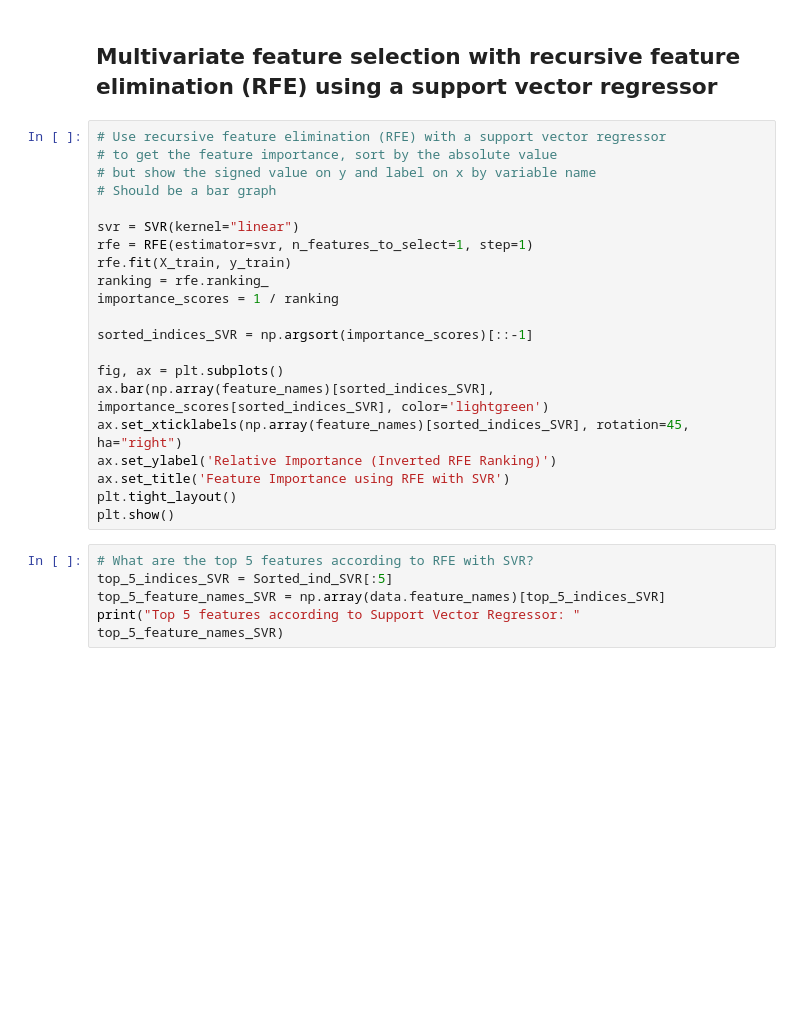
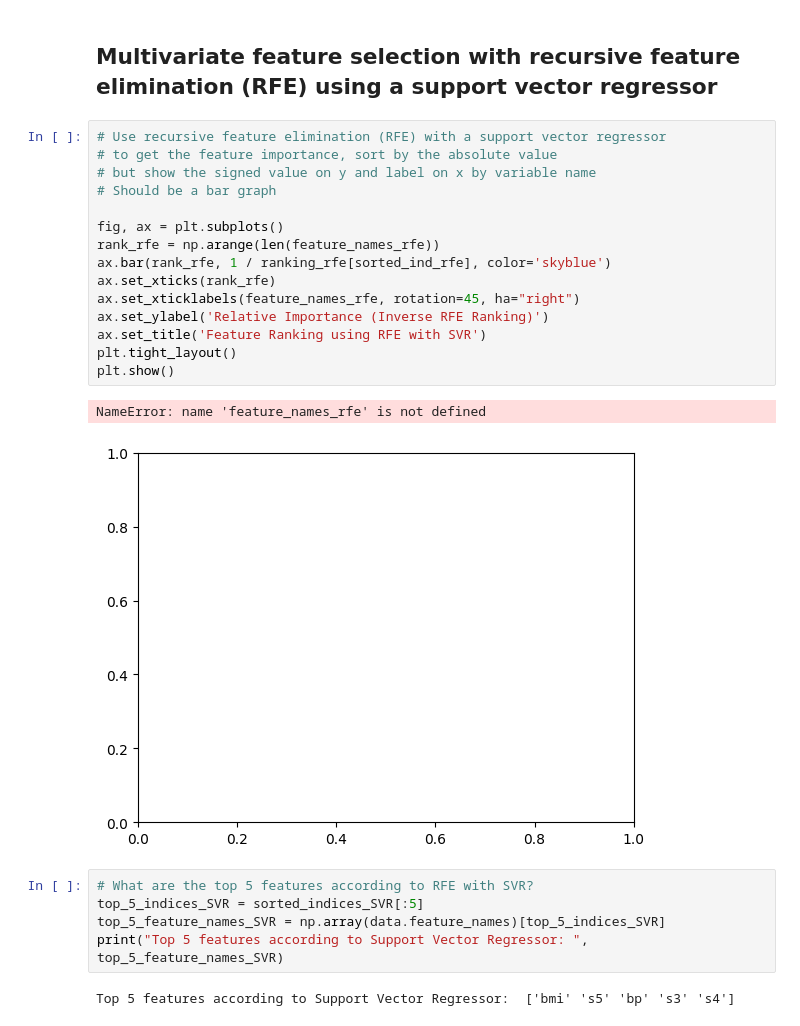
Before and after one commit to DataScienceAndEngineering/hw4-problem-3-feature-selection-Sajida28, a Jupyter notebook: dsei2100s24hw4p3-feature-selection.ipynb, the cells around one changed output. Cells and saved outputs as stored; diff of their text form; blank space fills up the shorter version.

```diff
--- a/dsei2100s24hw4p3-feature-selection.ipynb
+++ b/dsei2100s24hw4p3-feature-selection.ipynb
@@ -178,29 +207,28 @@ print("Top 5 features according to Random Forest: " top_5_feature_names_RF)
 # %%
 # Use recursive feature elimination (RFE) with a support vector regressor
 # to get the feature importance, sort by the absolute value
 # but show the signed value on y and label on x by variable name
 # Should be a bar graph
 
-svr = SVR(kernel="linear")
-rfe = RFE(estimator=svr, n_features_to_select=1, step=1)
-rfe.fit(X_train, y_train)
-ranking = rfe.ranking_
-importance_scores = 1 / ranking
-
-sorted_indices_SVR = np.argsort(importance_scores)[::-1]
-
 fig, ax = plt.subplots()
-ax.bar(np.array(feature_names)[sorted_indices_SVR], importance_scores[sorted_indices_SVR], color='lightgreen')
-ax.set_xticklabels(np.array(feature_names)[sorted_indices_SVR], rotation=45, ha="right")
-ax.set_ylabel('Relative Importance (Inverted RFE Ranking)')
-ax.set_title('Feature Importance using RFE with SVR')
+rank_rfe = np.arange(len(feature_names_rfe))
+ax.bar(rank_rfe, 1 / ranking_rfe[sorted_ind_rfe], color='skyblue')
+ax.set_xticks(rank_rfe)
+ax.set_xticklabels(feature_names_rfe, rotation=45, ha="right")
+ax.set_ylabel('Relative Importance (Inverse RFE Ranking)')
+ax.set_title('Feature Ranking using RFE with SVR')
 plt.tight_layout()
 plt.show()
+# %% [output]
+NameError: name 'feature_names_rfe' is not defined
+[figure, added]
 # %%
 # What are the top 5 features according to RFE with SVR?
-top_5_indices_SVR = Sorted_ind_SVR[:5]
+top_5_indices_SVR = sorted_indices_SVR[:5]
 top_5_feature_names_SVR = np.array(data.feature_names)[top_5_indices_SVR]
-print("Top 5 features according to Support Vector Regressor: " top_5_feature_names_SVR)
+print("Top 5 features according to Support Vector Regressor: ", top_5_feature_names_SVR)
+# %% [output]
+Top 5 features according to Support Vector Regressor:  ['bmi' 's5' 'bp' 's3' 's4']
 # %% [markdown]
 ## Conclusions
 
```
Also changed, not shown: parts of 8 cells of this notebook.
